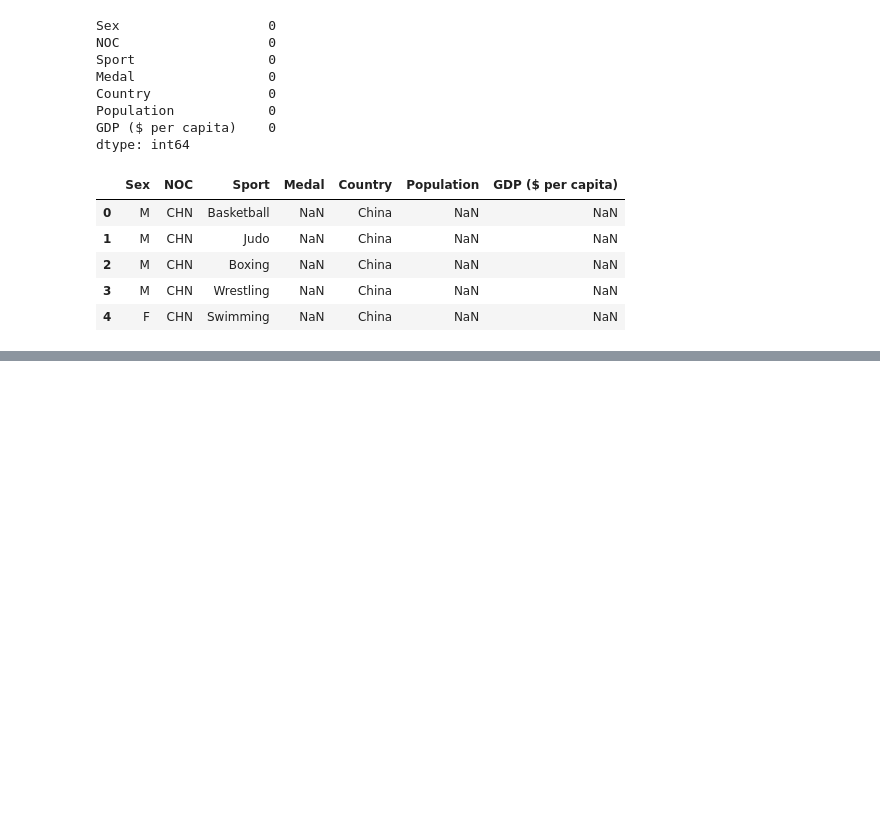
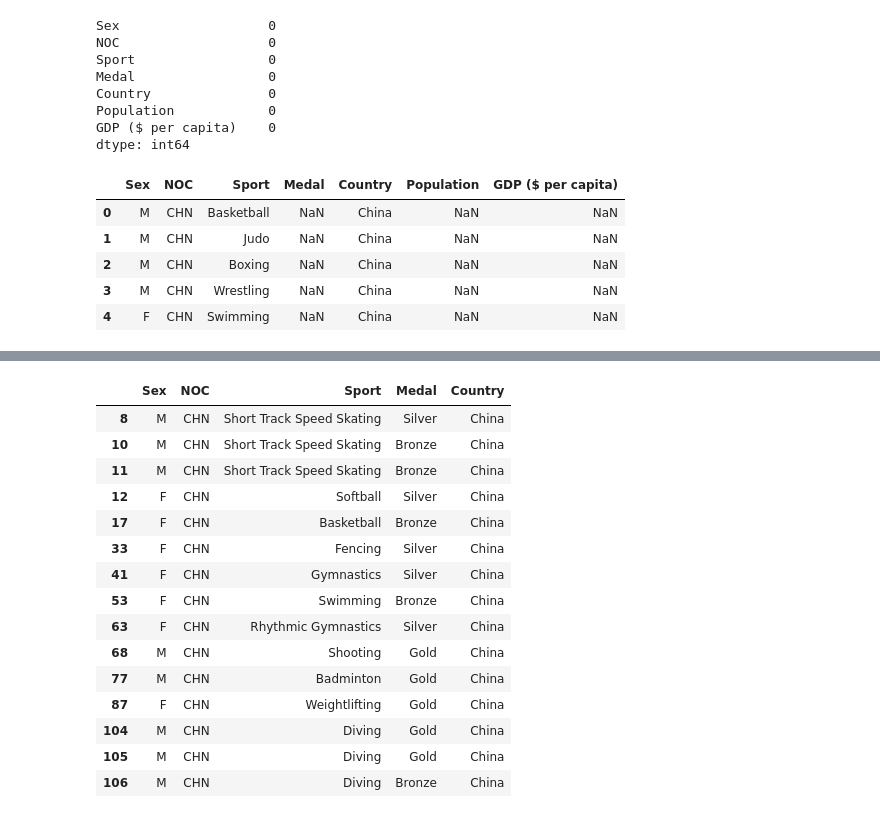
Before and after one commit to alpeshpatelgwu/etl_congressional, a Jupyter notebook: Olympics ETL.ipynb, the cells around one changed output, grey strips where cells are left out. Drawn from its saved outputs; the diff is of its cells as text; code cells hidden in the pictures; blank space fills up the shorter version.

```diff
--- a/Olympics ETL.ipynb
+++ b/Olympics ETL.ipynb
@@ -172,0 +242,21 @@ join_outer.head()
+# %%
+grouped_country_medal_df = country_medals_df.groupby("Medal")
+
+grouped_country_medal_df.head()
+# %% [output]
+|  | Sex | NOC | Sport | Medal | Country |
+| 8 | M | CHN | Short Track Speed Skating | Silver | China |
+| 10 | M | CHN | Short Track Speed Skating | Bronze | China |
+| 11 | M | CHN | Short Track Speed Skating | Bronze | China |
+| 12 | F | CHN | Softball | Silver | China |
+| 17 | F | CHN | Basketball | Bronze | China |
+| 33 | F | CHN | Fencing | Silver | China |
+| 41 | F | CHN | Gymnastics | Silver | China |
+| 53 | F | CHN | Swimming | Bronze | China |
+| 63 | F | CHN | Rhythmic Gymnastics | Silver | China |
+| 68 | M | CHN | Shooting | Gold | China |
+| 77 | M | CHN | Badminton | Gold | China |
+| 87 | F | CHN | Weightlifting | Gold | China |
+| 104 | M | CHN | Diving | Gold | China |
+| 105 | M | CHN | Diving | Gold | China |
+| 106 | M | CHN | Diving | Bronze | China |
```
Also changed, not shown: parts of 14 cells of this notebook.
